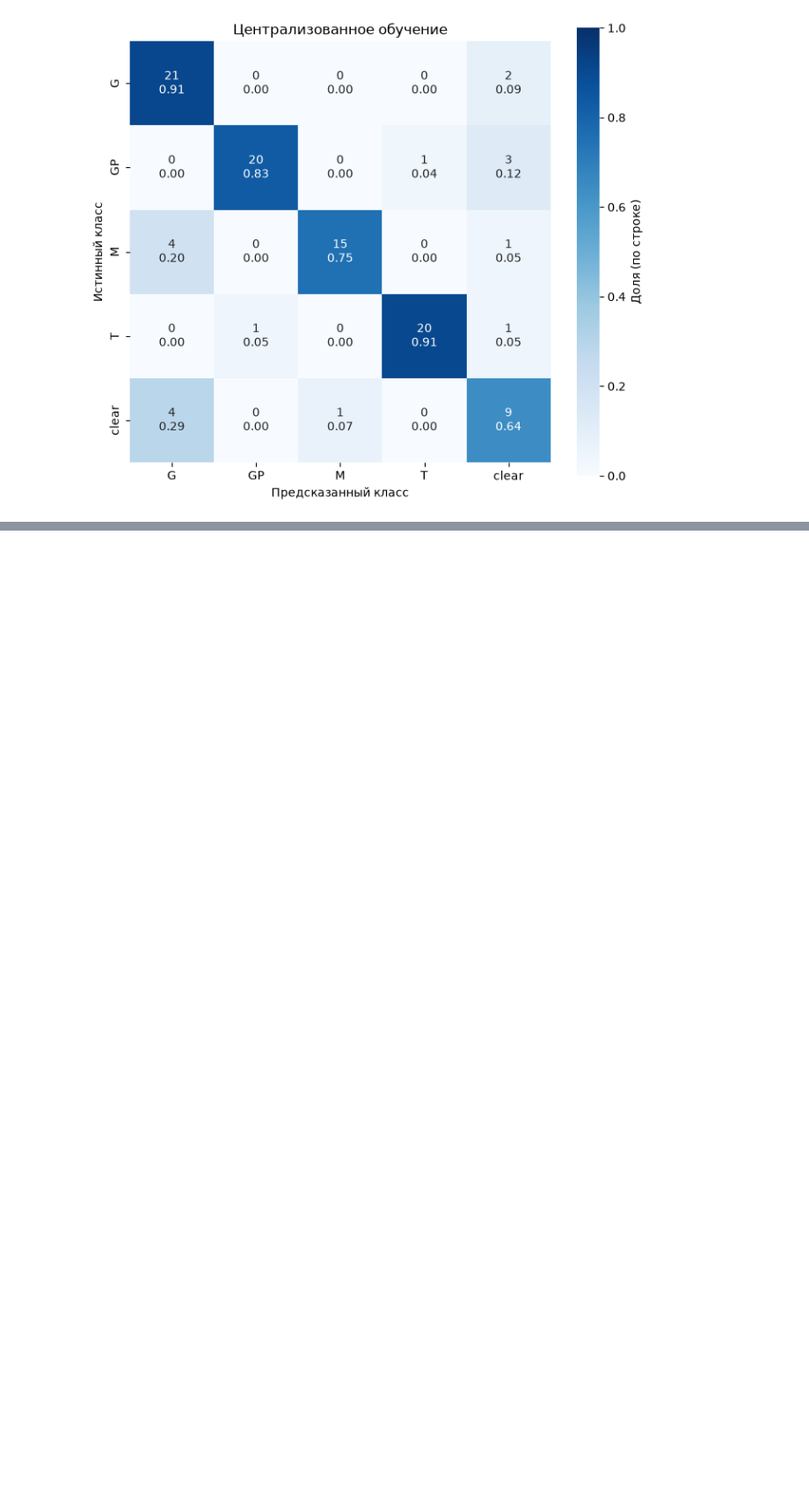
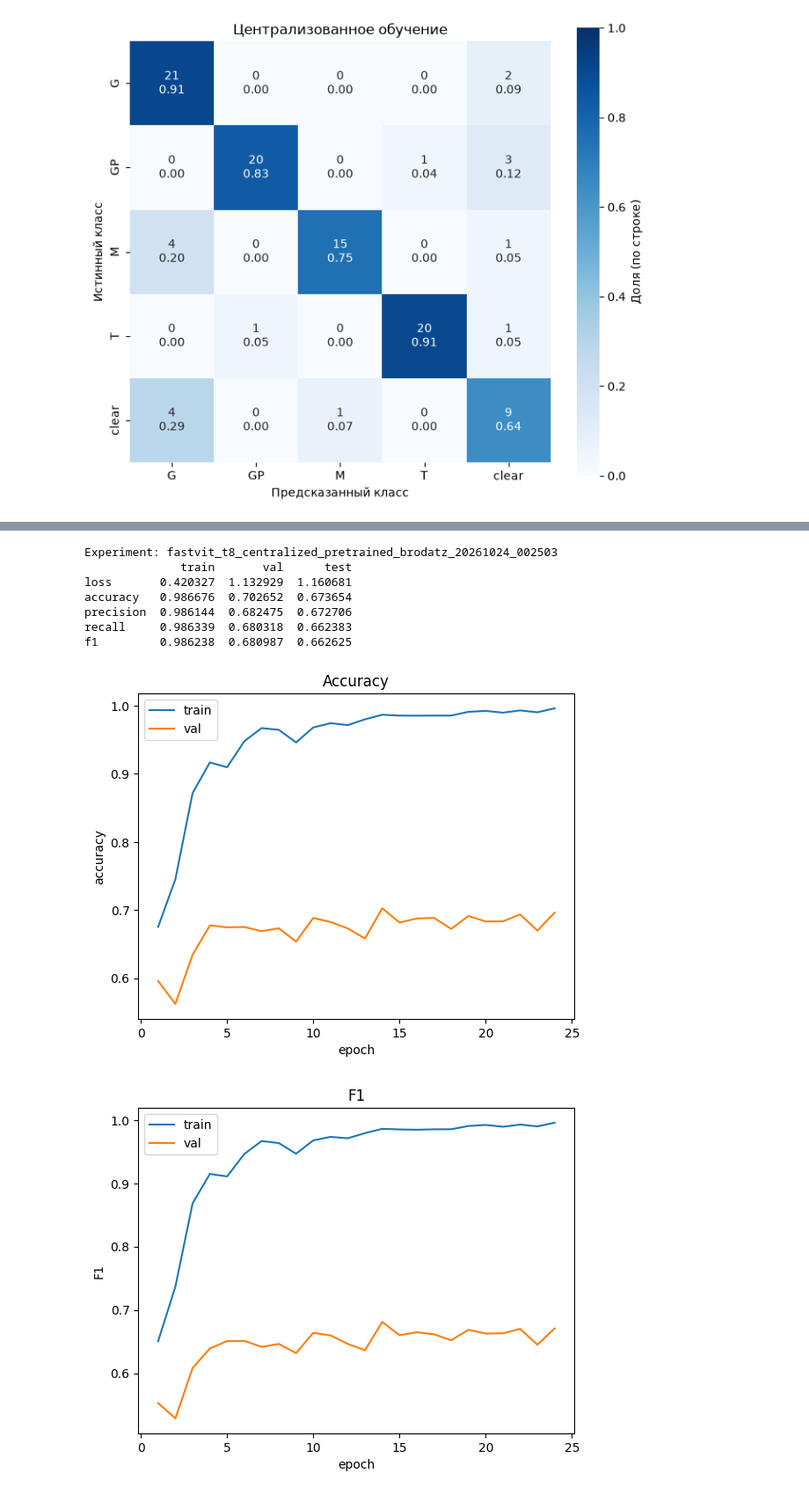
Before and after one commit to Ilyaant/federated-learning-experiments, a Jupyter notebook: notebooks/metrics_lookup.ipynb, the cells around one changed output, grey strips where cells are left out. Shown at 88% size. Drawn from its saved outputs; the diff is of its cells as text; code cells hidden in the pictures; blank space fills up the shorter version.

```diff
--- a/notebooks/metrics_lookup.ipynb
+++ b/notebooks/metrics_lookup.ipynb
@@ -232,0 +246,12 @@ plot_confusion_matrix(
+# %%
+get_experiment_results('fastvit_t8_centralized_pretrained_brodatz_20261024_002503')
+# %% [output]
+Experiment: fastvit_t8_centralized_pretrained_brodatz_20261024_002503
+              train       val      test
+loss       0.420327  1.132929  1.160681
+accuracy   0.986676  0.702652  0.673654
+precision  0.986144  0.682475  0.672706
+recall     0.986339  0.680318  0.662383
+f1         0.986238  0.680987  0.662625
+[figure, added]
+[figure, added]
```
Also changed, not shown: parts of 2 cells of this notebook, 1 other file.
